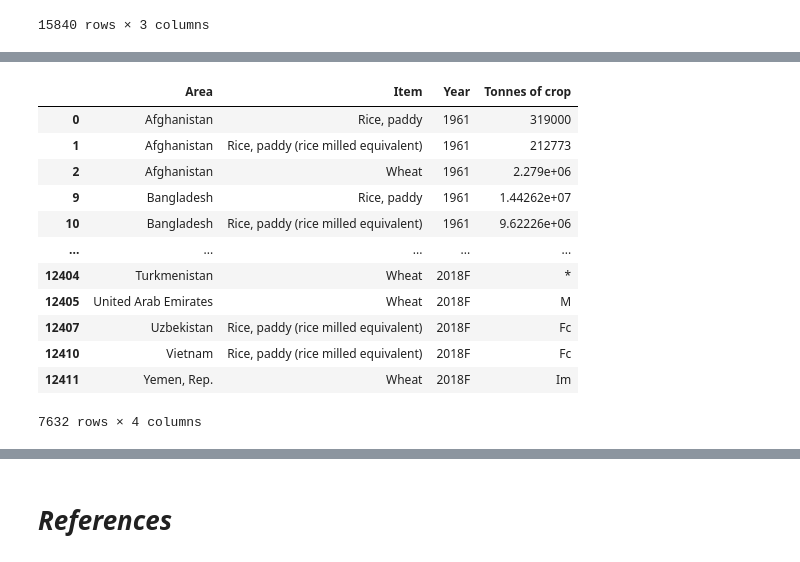
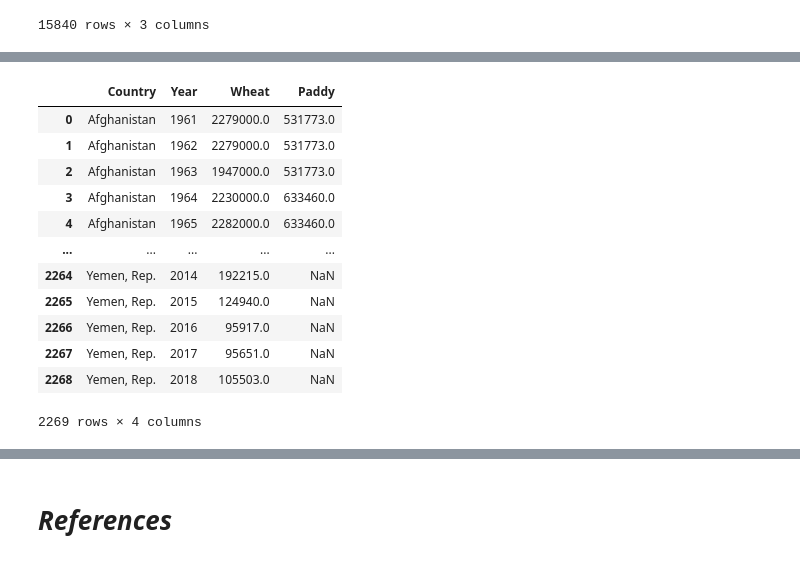
Before and after one commit to rahulkuriyedath/Breast-Cancer-Prediction, a Jupyter notebook: src/EDA.ipynb, the cells around one changed output, grey strips where cells are left out. Drawn from its saved outputs; the diff is of its cells as text; code cells hidden in the pictures.

```diff
--- a/src/EDA.ipynb
+++ b/src/EDA.ipynb
@@ -102,48 +102,49 @@ paddy_wheat = crop_untidy.loc[(crop_untidy['Item Code'].isin(['15', '27', '30'])
                                columns=['Element Code', 'Element', 'Unit', 'Item Code', 'Area Code'])
 
 paddy_wheat_melt = paddy_wheat.melt(id_vars = ['Area', 'Item'],
                                     var_name = 'Year',
                                     value_name = 'Tonnes of crop').dropna()
 
 paddy_wheat_melt['Year'] = paddy_wheat_melt['Year'].str.replace('Y', '')
 
 
 replace_countries = {'Viet Nam': 'Vietnam',
                      'Yemen': 'Yemen, Rep.',
                      'China, Hong Kong SAR': 'China',
                      'China, Taiwan Province of': 'China',
                      'China, mainland': 'China',
                      'Republic of Korea': 'Korea, Rep.',
                      'Democratic People\'s Republic of Korea': 'Korea, Dem. People’s Rep.',
                      'Iran (Islamic Republic of)': 'Iran, Islamic Rep.',
                      'Kyrgyzstan': 'Kyrgyz Republic',
                      'Lao People\'s Democratic Republic': 'Lao PDR'}
 
 paddy_wheat_melt = paddy_wheat_melt.replace({"Area": replace_countries})
 
 paddy_wheat_melt
 
-#paddy_wheat_table = paddy_wheat_melt.pivot_table(values=['Tonnes of crop'], index=['Area', 'Year'], columns=['Item']).reset_index()
+paddy_wheat_table = paddy_wheat_melt.pivot_table(values=['Tonnes of crop'],
+                                                 index=['Area', 'Year'], columns=['Item']).reset_index()
 
 
-#paddy_wheat_table.columns = ['Country', 'Year', 'Paddy_1', 'Paddy_2', 'Wheat']
+paddy_wheat_table.columns = ['Country', 'Year', 'Paddy_1', 'Paddy_2', 'Wheat']
 
-#paddy_wheat_table['Paddy'] = paddy_wheat_table['Paddy_1'] + paddy_wheat_table['Paddy_2']
+paddy_wheat_table['Paddy'] = paddy_wheat_table['Paddy_1'] + paddy_wheat_table['Paddy_2']
 
-#paddy_wheat_table = paddy_wheat_table.drop(columns = ['Paddy_1', 'Paddy_2'])
+paddy_wheat_table = paddy_wheat_table.drop(columns = ['Paddy_1', 'Paddy_2'])
 
-#paddy_wheat_table
+paddy_wheat_table
 # %% [output]
-|  | Area | Item | Year | Tonnes of crop |
-| 0 | Afghanistan | Rice, paddy | 1961 | 319000 |
-| 1 | Afghanistan | Rice, paddy (rice milled equivalent) | 1961 | 212773 |
-| 2 | Afghanistan | Wheat | 1961 | 2.279e+06 |
-| 9 | Bangladesh | Rice, paddy | 1961 | 1.44262e+07 |
-| 10 | Bangladesh | Rice, paddy (rice milled equivalent) | 1961 | 9.62226e+06 |
+|  | Country | Year | Wheat | Paddy |
+| 0 | Afghanistan | 1961 | 2279000.0 | 531773.0 |
+| 1 | Afghanistan | 1962 | 2279000.0 | 531773.0 |
+| 2 | Afghanistan | 1963 | 1947000.0 | 531773.0 |
+| 3 | Afghanistan | 1964 | 2230000.0 | 633460.0 |
+| 4 | Afghanistan | 1965 | 2282000.0 | 633460.0 |
 | ... | ... | ... | ... | ... |
-| 12404 | Turkmenistan | Wheat | 2018F | * |
-| 12405 | United Arab Emirates | Wheat | 2018F | M |
-| 12407 | Uzbekistan | Rice, paddy (rice milled equivalent) | 2018F | Fc |
-| 12410 | Vietnam | Rice, paddy (rice milled equivalent) | 2018F | Fc |
-| 12411 | Yemen, Rep. | Wheat | 2018F | Im |
+| 2264 | Yemen, Rep. | 2014 | 192215.0 | NaN |
+| 2265 | Yemen, Rep. | 2015 | 124940.0 | NaN |
+| 2266 | Yemen, Rep. | 2016 | 95917.0 | NaN |
+| 2267 | Yemen, Rep. | 2017 | 95651.0 | NaN |
+| 2268 | Yemen, Rep. | 2018 | 105503.0 | NaN |
-7632 rows × 4 columns
+2269 rows × 4 columns
```
Also changed, not shown: parts of 3 cells of this notebook.
